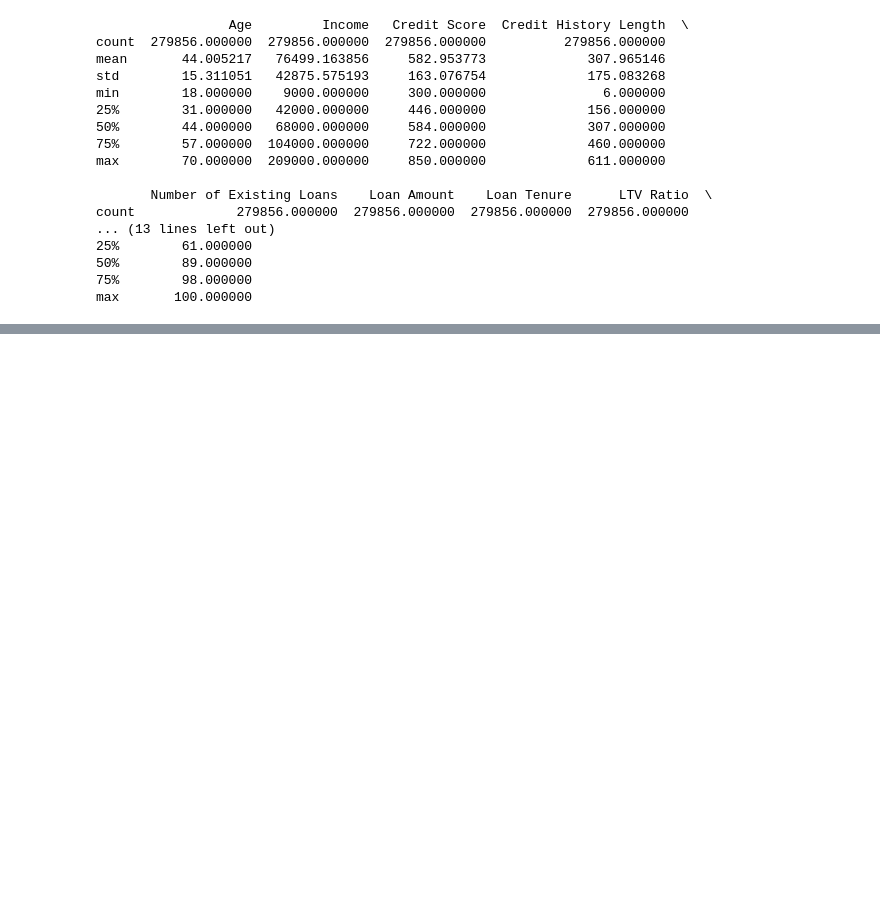
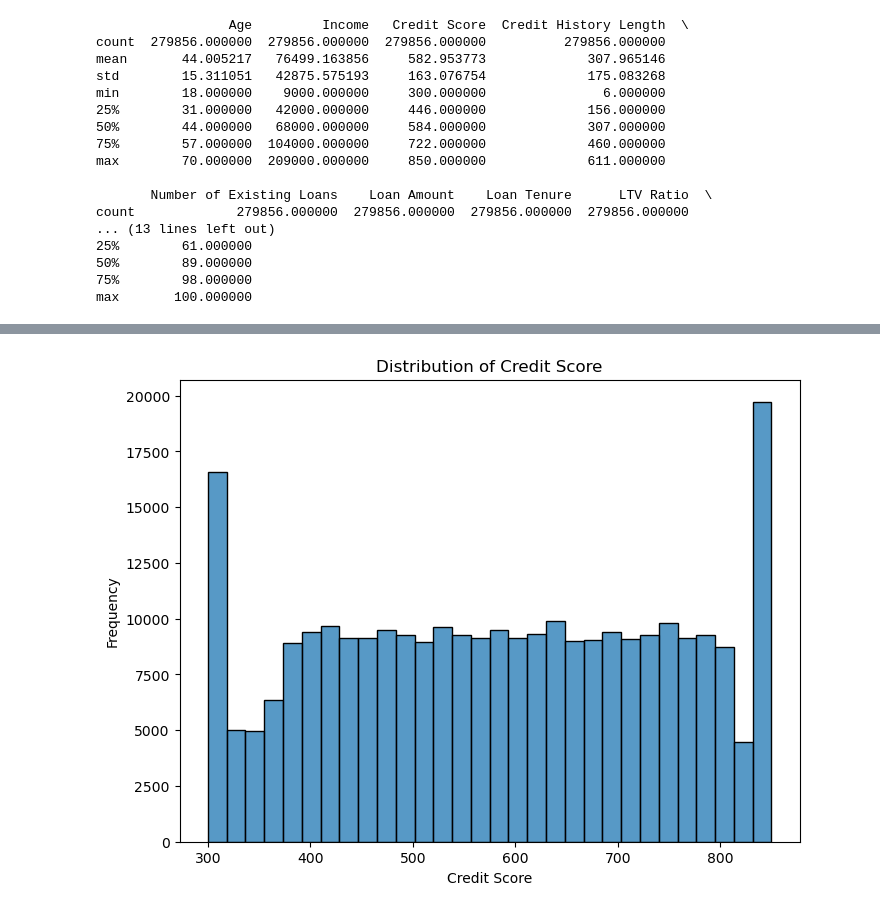
Before and after one commit to sanjip1203/Credit_score_prediction, a Jupyter notebook: group.ipynb, the cells around one changed output, grey strips where cells are left out. Drawn from its saved outputs; the diff is of its cells as text; code cells hidden in the pictures; blank space fills up the shorter version.

```diff
--- a/group.ipynb
+++ b/group.ipynb
@@ -109,0 +196,13 @@ max       100.000000
+# %%
+plt.figure(figsize=(8, 6))
+sns.histplot(df['Credit Score'].dropna(), bins=30, kde=False)
+plt.title('Distribution of Credit Score')
+plt.xlabel('Credit Score')
+plt.ylabel('Frequency')
+
+
+
+
+plt.show()
+# %% [output]
+[figure, added]
```
Also changed, not shown: parts of 64 cells of this notebook.
